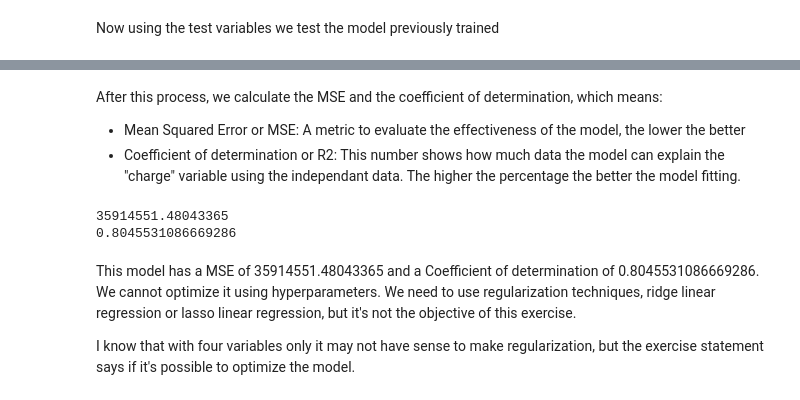
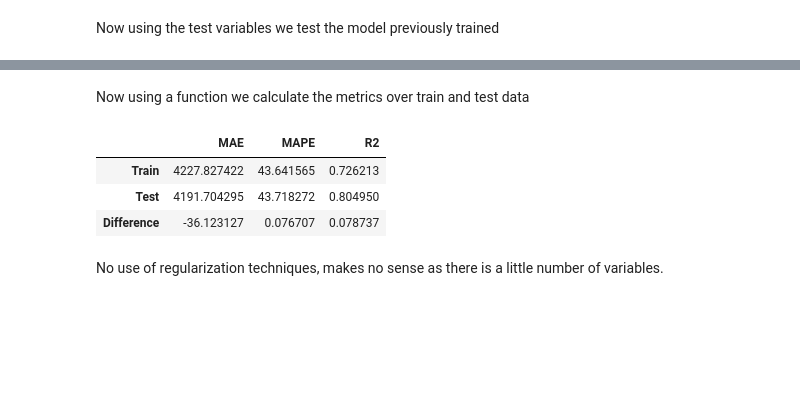
Before and after one commit to 4GeeksAcademy/JesusRoRo-Linear-Regression-Project, a Jupyter notebook: src/explore.ipynb, the cells around one changed output, grey strips where cells are left out. Saved outputs shown, nothing was run; the diff lists cells and outputs as text; code cells hidden in the pictures; blank space fills up the shorter version.

```diff
--- a/src/explore.ipynb
+++ b/src/explore.ipynb
@@ -191,7 +215,7 @@ print(model.coef_)
 # %% [markdown]
 Now using the test variables we test the model previously trained
 # %%
-y_pred = model.predict(X_test)
+y_pred_test = model.predict(X_test)
 
-y_pred
+y_pred_test
 # %% [output]
@@ -215,16 +239,38 @@ array([ 7826.71976716,  5936.53265111, 14173.07782788, 31622.75075546,
-# %% [markdown]
-After this process, we calculate the MSE and the coefficient of determination, which means:
-- Mean Squared Error or MSE: A metric to evaluate the effectiveness of the model, the lower the better
-- Coefficient of determination or R2: This number shows how much data the model can explain the "charge" variable using the independant data. The higher the percentage the better the model fitting.
-# %%
-
-print(mean_squared_error(y_test, y_pred))
-print(r2_score(y_test, y_pred))
-# %% [output]
-35914551.48043365
-0.8045531086669286
-# %% [markdown]
-This model has a MSE of 35914551.48043365 and a Coefficient of determination of 0.8045531086669286. We cannot optimize it using hyperparameters.
-We need to use regularization techniques, ridge linear regression or lasso linear regression, but it's not the objective of this exercise.
-
-I know that with four variables only it may not have sense to make regularization, but the exercise statement says if it's possible to optimize the model.
+# %% [markdown]
+Now using a function we calculate the metrics over train and test data
+# %%
+def calculate_metrics(y_train, y_test, y_pred_train, y_pred_test):
+    # Train metrics
+    mae_train = mean_absolute_error(y_train, y_pred_train)
+    mape_train = mean_absolute_percentage_error(y_train, y_pred_train)*100
+    r2_train = r2_score(y_train, y_pred_train)
+
+    # Test metrics
+    mae_test = mean_absolute_error(y_test, y_pred_test)
+    mape_test = mean_absolute_percentage_error(y_test, y_pred_test)*100
+    r2_test = r2_score(y_test, y_pred_test)
+
+    # Differences between train and test metrics
+    mae_diff = mae_test - mae_train
+    mape_diff = mape_test - mape_train
+    r2_diff = r2_test - r2_train
+
+    # Create a new dataframe with metrics
+    metrics_df = pd.DataFrame({
+        'MAE': [mae_train, mae_test, mae_diff],
+        'MAPE': [mape_train, mape_test, mape_diff],
+        'R2': [r2_train, r2_test, r2_diff]
+    }, index=['Train', 'Test', 'Difference'])
+
+    return metrics_df
+# %%
+#Metrics for train and test
+y_pred_train = model.predict(X_train)
+calculate_metrics(y_train, y_test, y_pred_train, y_pred_test)
+# %% [output]
+|  | MAE | MAPE | R2 |
+| Train | 4227.827422 | 43.641565 | 0.726213 |
+| Test | 4191.704295 | 43.718272 | 0.804950 |
+| Difference | -36.123127 | 0.076707 | 0.078737 |
+# %% [markdown]
+No use of regularization techniques, makes no sense as there is a little number of variables.
```
Also changed, not shown: parts of 6 cells of this notebook, 2 other files.
